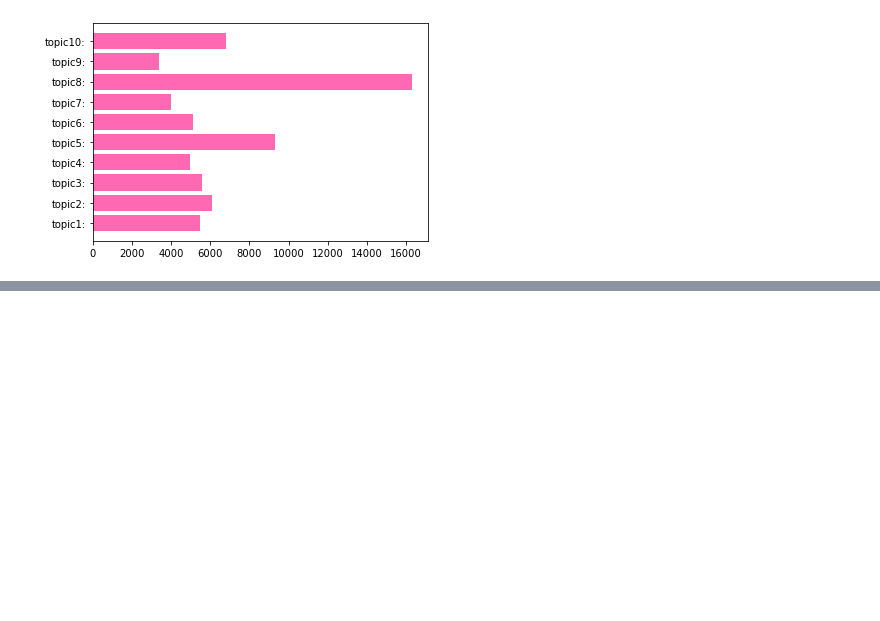
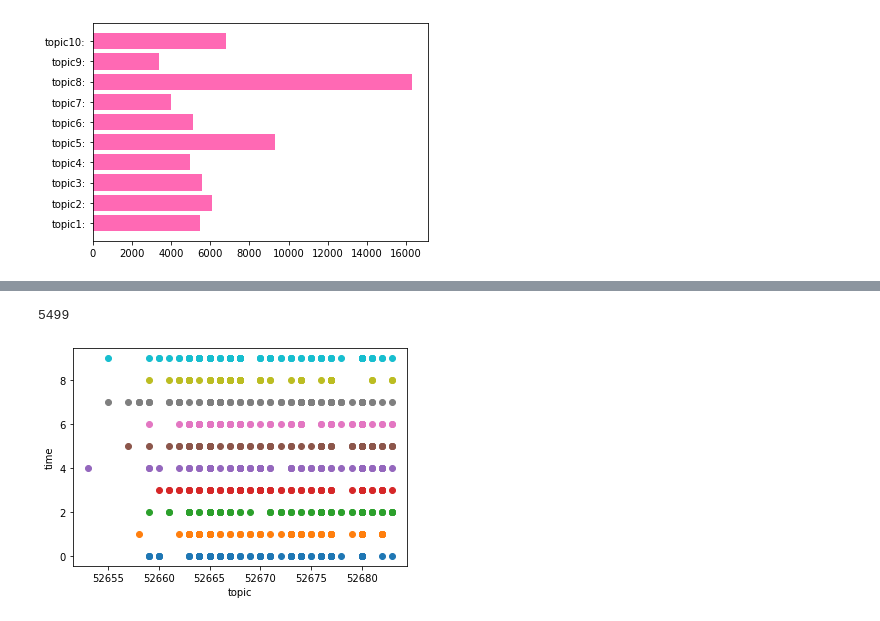
Before and after one commit to DaryaZareM/Twitter-topic-modeling, a Jupyter notebook: code.ipynb, the cells around one changed output, grey strips where cells are left out. Saved outputs shown, nothing was run; the diff lists cells and outputs as text; code cells hidden in the pictures; blank space fills up the shorter version.

```diff
--- a/code.ipynb
+++ b/code.ipynb
@@ -425,0 +436,19 @@ plt.show()
+# %%
+y=data['Topic']
+x=dataset['timestamp']
+time=[[],[],[],[],[],[],[],[],[],[]]
+for i in range(len(x)):
+    time[y[i]].append(x[i] )
+len(time[0])
+# %% [output]
+5499
+# %%
+NUMBER=100
+for j in range(10):
+    plt.scatter(time[j][-NUMBER:], [j]*NUMBER)
+plt.xlabel("topic")
+plt.ylabel("time")
+# plt.legend(loc='upper left')
+plt.show()
+# %% [output]
+[figure, added]
```
Also changed, not shown: parts of 1 cell of this notebook, 3 other files.
